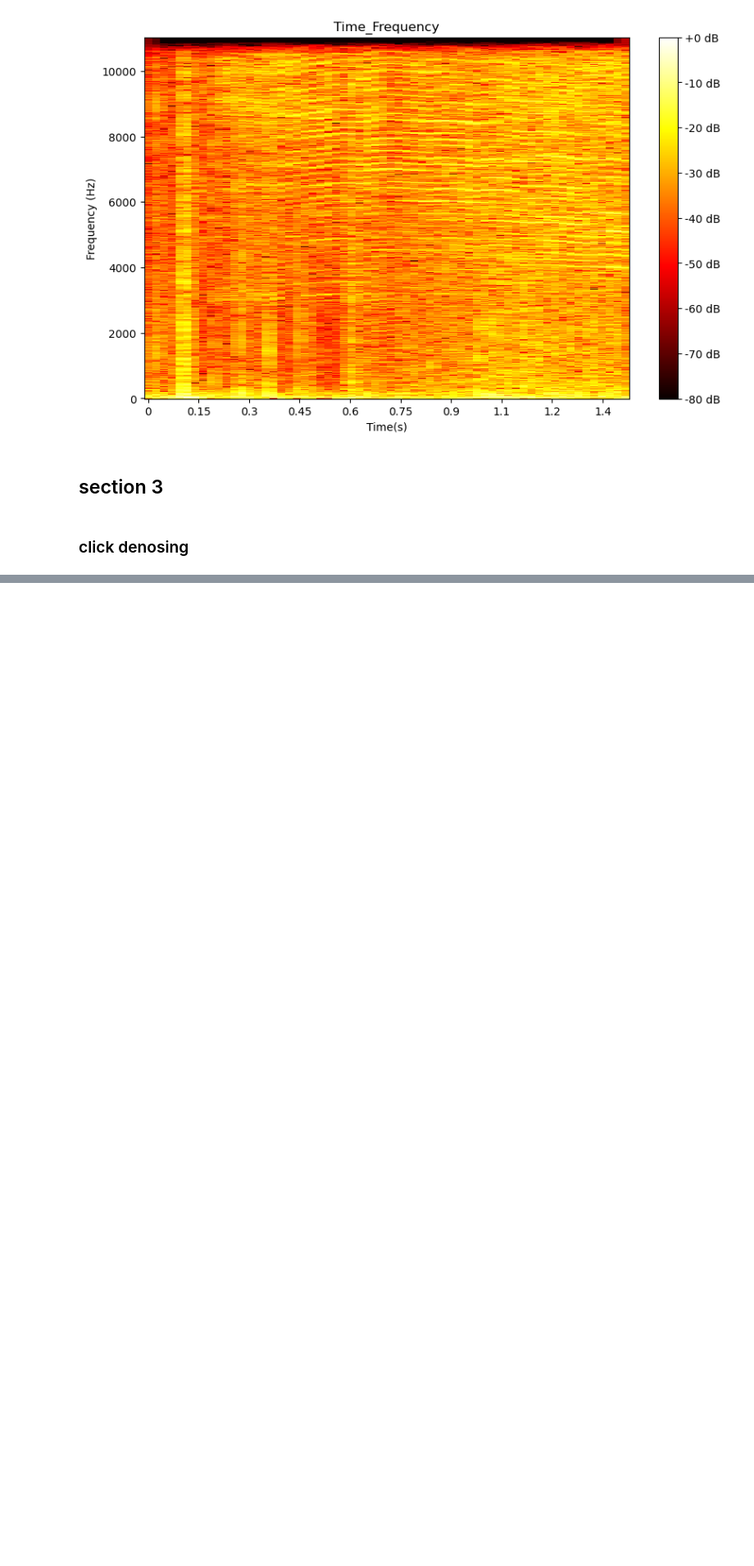
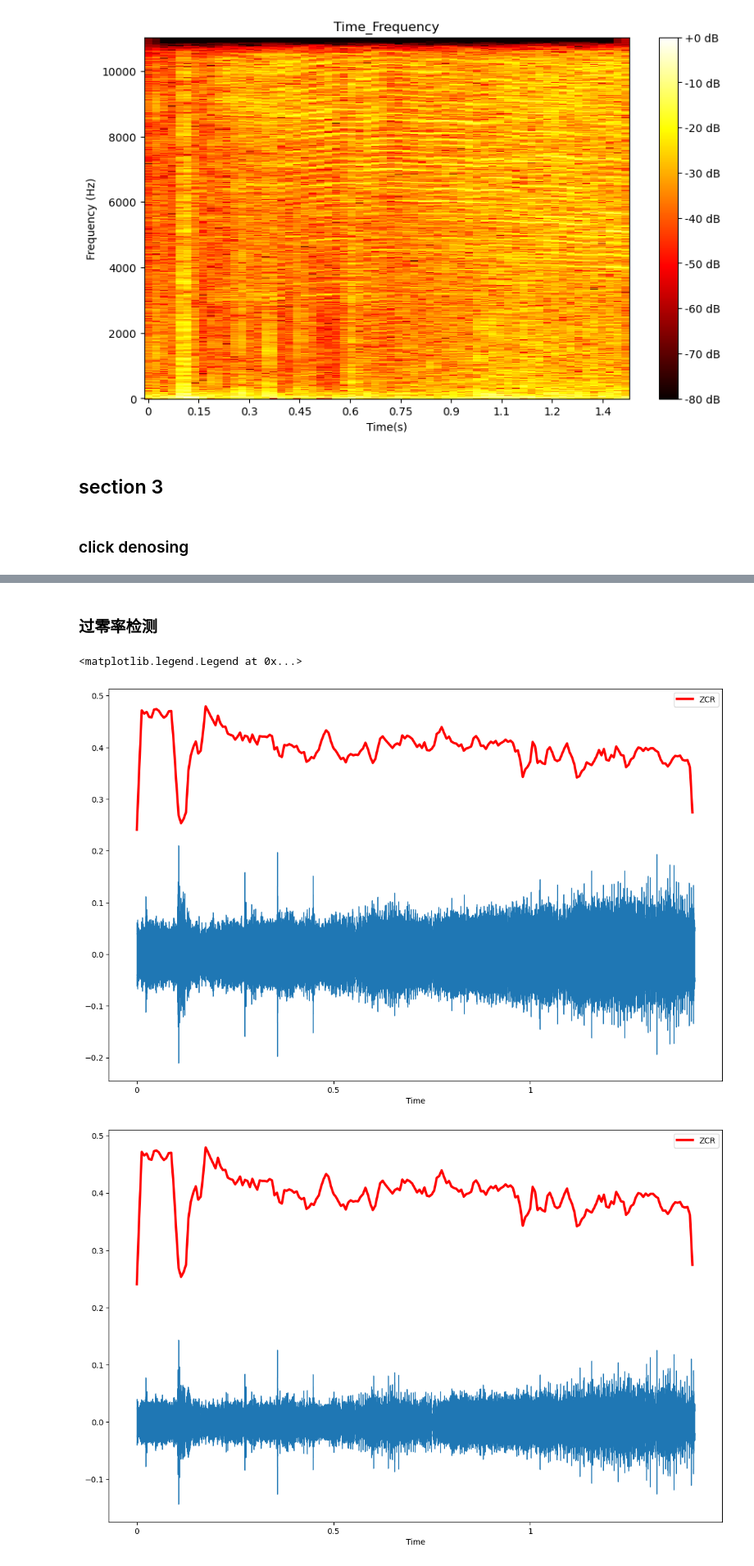
Before and after one commit to miraclebai/reproducibility, a Jupyter notebook: code/paper.ipynb, the cells around one changed output, grey strips where cells are left out. Shown at 82% size. Saved outputs shown, nothing was run; the diff lists cells and outputs as text; code cells hidden in the pictures; blank space fills up the shorter version.

```diff
--- a/code/paper.ipynb
+++ b/code/paper.ipynb
@@ -320,0 +321,30 @@ plt.show()
+# %% [markdown]
+### 过零率检测
+# %%
+import numpy as np
+import librosa
+import pywt  # 用于小波变换
+import matplotlib.pyplot as plt
+import librosa.display
+
+# 加载音频文件
+audio_path = '/Users/baijingyuan/jupyterPj/reproducibility/data/click.wav'  # 替换为实际的音频文件路径
+y, sr = librosa.load(audio_path, sr=None)
+
+zcr = librosa.feature.zero_crossing_rate(y)
+plt.figure(figsize = (14,9))
+zcr_time = librosa.frames_to_time(np.arange(len(zcr[0])), sr = sr, hop_length = 512)
+librosa.display.waveshow(y = y, sr = sr)
+plt.plot(zcr_time, zcr[0], label = "ZCR", lw = 3, color = "red")
+plt.legend()
+
+zcr_de = librosa.feature.zero_crossing_rate(y)
+plt.figure(figsize = (14,9))
+librosa.display.waveshow(y_denoised, sr=sr)
+zcr_time = librosa.frames_to_time(np.arange(len(zcr_de[0])), sr = sr, hop_length = 512)
+plt.plot(zcr_time, zcr_de[0], label = "ZCR", lw = 3, color = "red")
+plt.legend()
+# %% [output]
+<matplotlib.legend.Legend at 0x...>
+[figure, added]
+[figure, added]
```
Also changed, not shown: parts of 3 cells of this notebook.
